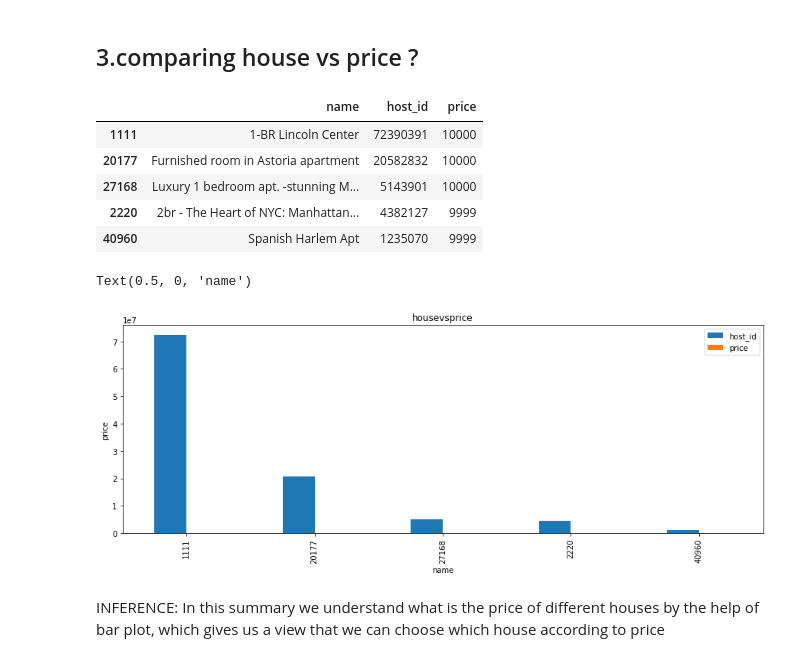
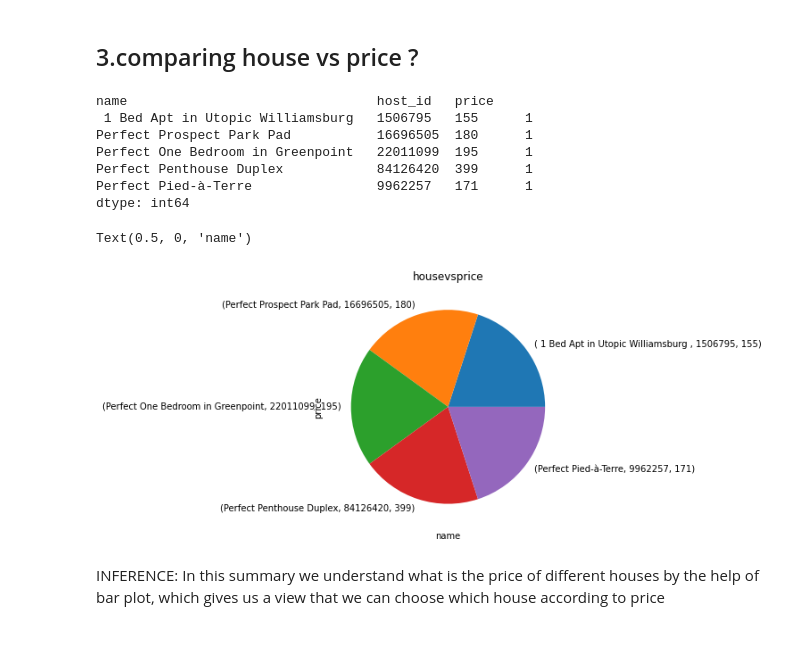
Before and after one commit to sahoomrutyunjaya12345/AirBnbBookingAnalysis, a Jupyter notebook: Mrutyunjayasahoo_airbnbipynb.ipynb, the cells around one changed output. Drawn from its saved outputs; the diff is of its cells as text; code cells hidden in the pictures.

```diff
--- a/Mrutyunjayasahoo_airbnbipynb.ipynb
+++ b/Mrutyunjayasahoo_airbnbipynb.ipynb
@@ -255,23 +277,24 @@ INFERENCE:Here in this sumarry we are understanding how different room type has
 # %%
 house_list=df1.groupby(['name','host_id'])['price'].max().reset_index()
 # %%
-house_list=house_list.sort_values(by='price', ascending=False).head(5)
+house_list=house_list.sort_values(by='price', ascending=False).value_counts().head(5)
 house_list
 # %% [output]
-|  | name | host_id | price |
-| 1111 | 1-BR Lincoln Center | 72390391 | 10000 |
-| 20177 | Furnished room in Astoria apartment | 20582832 | 10000 |
-| 27168 | Luxury 1 bedroom apt. -stunning M... | 5143901 | 10000 |
-| 2220 | 2br - The Heart of NYC: Manhattan... | 4382127 | 9999 |
-| 40960 | Spanish Harlem Apt | 1235070 | 9999 |
+name                                host_id   price
+ 1 Bed Apt in Utopic Williamsburg   1506795   155      1
+Perfect Prospect Park Pad           16696505  180      1
+Perfect One Bedroom in Greenpoint   22011099  195      1
+Perfect Penthouse Duplex            84126420  399      1
+Perfect Pied-à-Terre                9962257   171      1
+dtype: int64
 # %%
-house_list.plot(kind='bar')
+house_list.plot(kind='pie')
 plt.title('housevsprice')
 plt.ylabel('price')
 plt.xlabel('name')
 # %% [output]
 Text(0.5, 0, 'name')
-[figure, old version]
+[figure, new version]
 # %% [markdown]
 INFERENCE: In this summary we understand what is the price of different houses by the help of bar plot, which gives us a view that we can choose which house according to price
 # %% [markdown]
```
Also changed, not shown: parts of 16 cells of this notebook.
